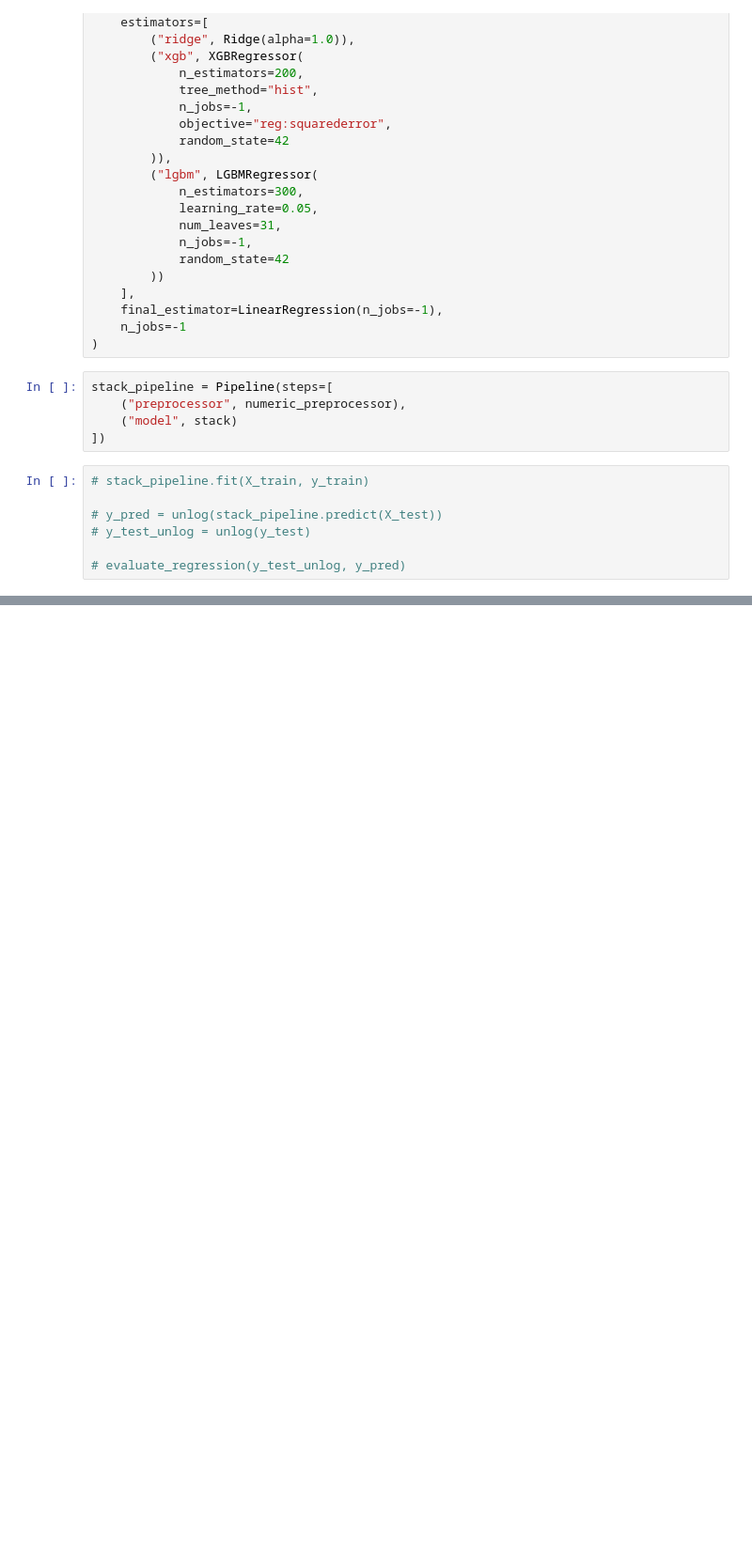
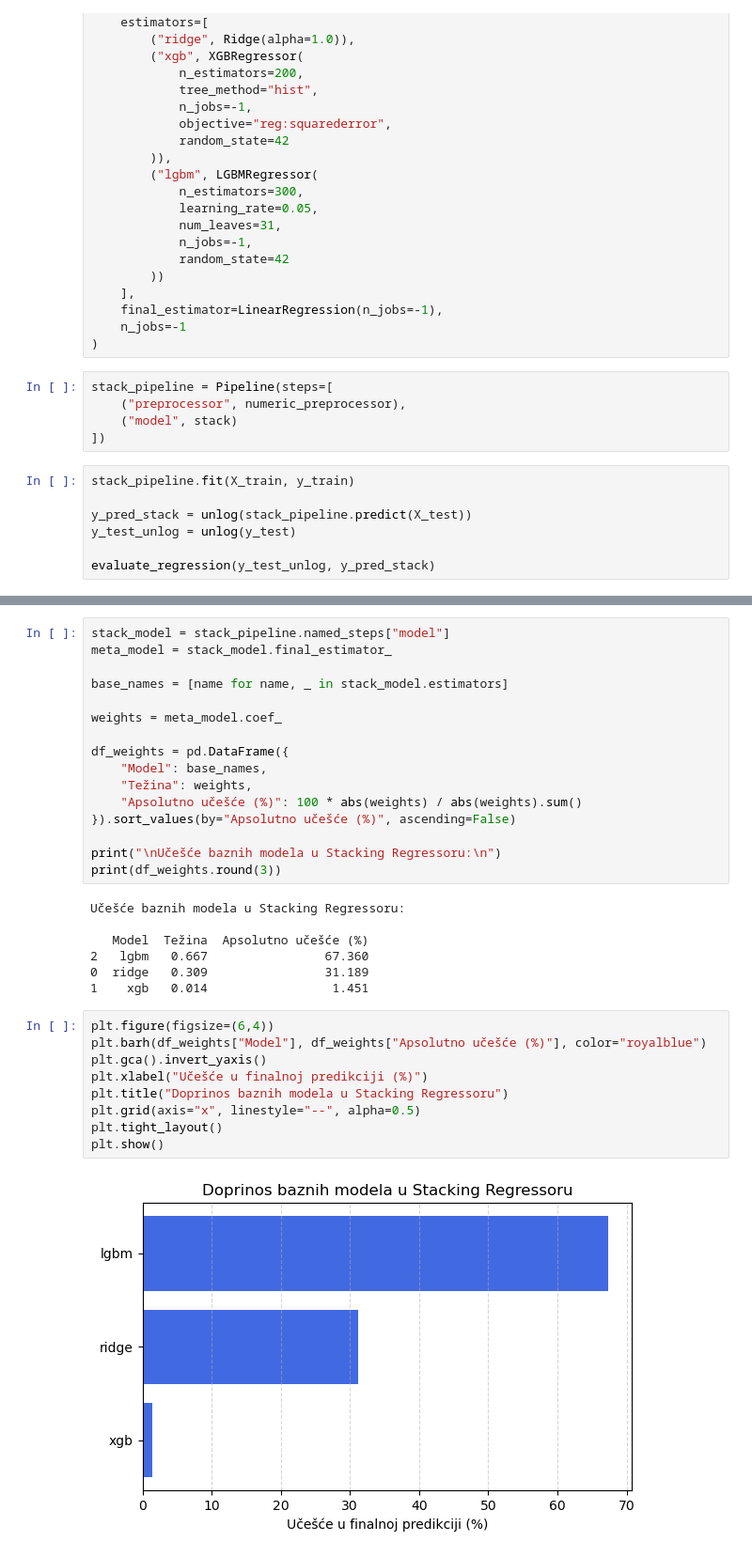
Before and after one commit to aleksaljujic/Sberbank-House-Pricing, a Jupyter notebook: Model_final.ipynb, the cells around one changed output, grey strips where cells are left out. Shown at 94% size. Cells and saved outputs as stored; diff of their text form; blank space fills up the shorter version.

```diff
--- a/Model_final.ipynb
+++ b/Model_final.ipynb
@@ -498,9 +502,9 @@ stack_pipeline = Pipeline(steps=[
     ("model", stack)
 ])
 # %%
-# stack_pipeline.fit(X_train, y_train)
+stack_pipeline.fit(X_train, y_train)
 
-# y_pred = unlog(stack_pipeline.predict(X_test))
-# y_test_unlog = unlog(y_test)
+y_pred_stack = unlog(stack_pipeline.predict(X_test))
+y_test_unlog = unlog(y_test)
 
-# evaluate_regression(y_test_unlog, y_pred)
+evaluate_regression(y_test_unlog, y_pred_stack)
@@ -506,0 +537,34 @@ stack_pipeline = Pipeline(steps=[
+# %%
+stack_model = stack_pipeline.named_steps["model"]
+meta_model = stack_model.final_estimator_
+
+base_names = [name for name, _ in stack_model.estimators]
+
+weights = meta_model.coef_
+
+df_weights = pd.DataFrame({
+    "Model": base_names,
+    "Težina": weights,
+    "Apsolutno učešće (%)": 100 * abs(weights) / abs(weights).sum()
+}).sort_values(by="Apsolutno učešće (%)", ascending=False)
+
+print("\nUčešće baznih modela u Stacking Regressoru:\n")
+print(df_weights.round(3))
+# %% [output]
+Učešće baznih modela u Stacking Regressoru:
+
+   Model  Težina  Apsolutno učešće (%)
+2   lgbm   0.667                67.360
+0  ridge   0.309                31.189
+1    xgb   0.014                 1.451
+# %%
+plt.figure(figsize=(6,4))
+plt.barh(df_weights["Model"], df_weights["Apsolutno učešće (%)"], color="royalblue")
+plt.gca().invert_yaxis()
+plt.xlabel("Učešće u finalnoj predikciji (%)")
+plt.title("Doprinos baznih modela u Stacking Regressoru")
+plt.grid(axis="x", linestyle="--", alpha=0.5)
+plt.tight_layout()
+plt.show()
+# %% [output]
+[figure, added]
```
Also changed, not shown: parts of 28 cells of this notebook, 8 other files.
